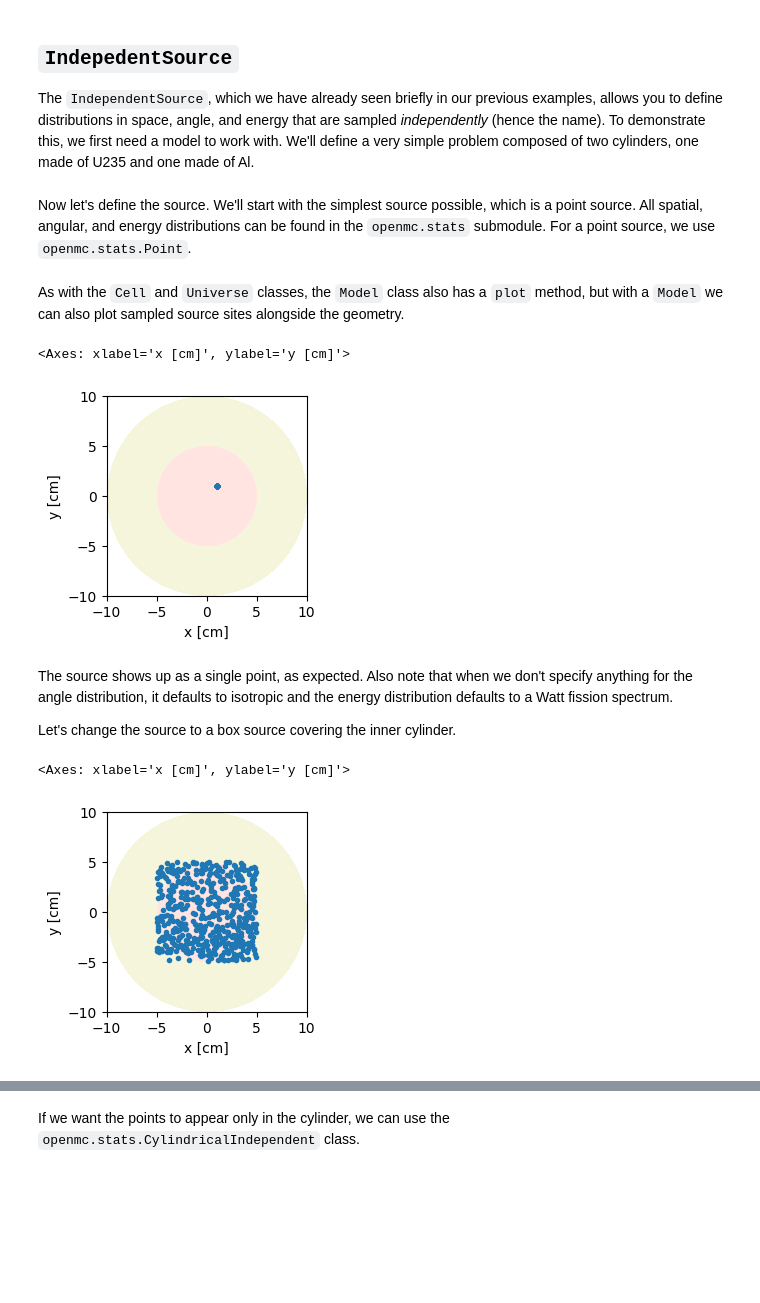
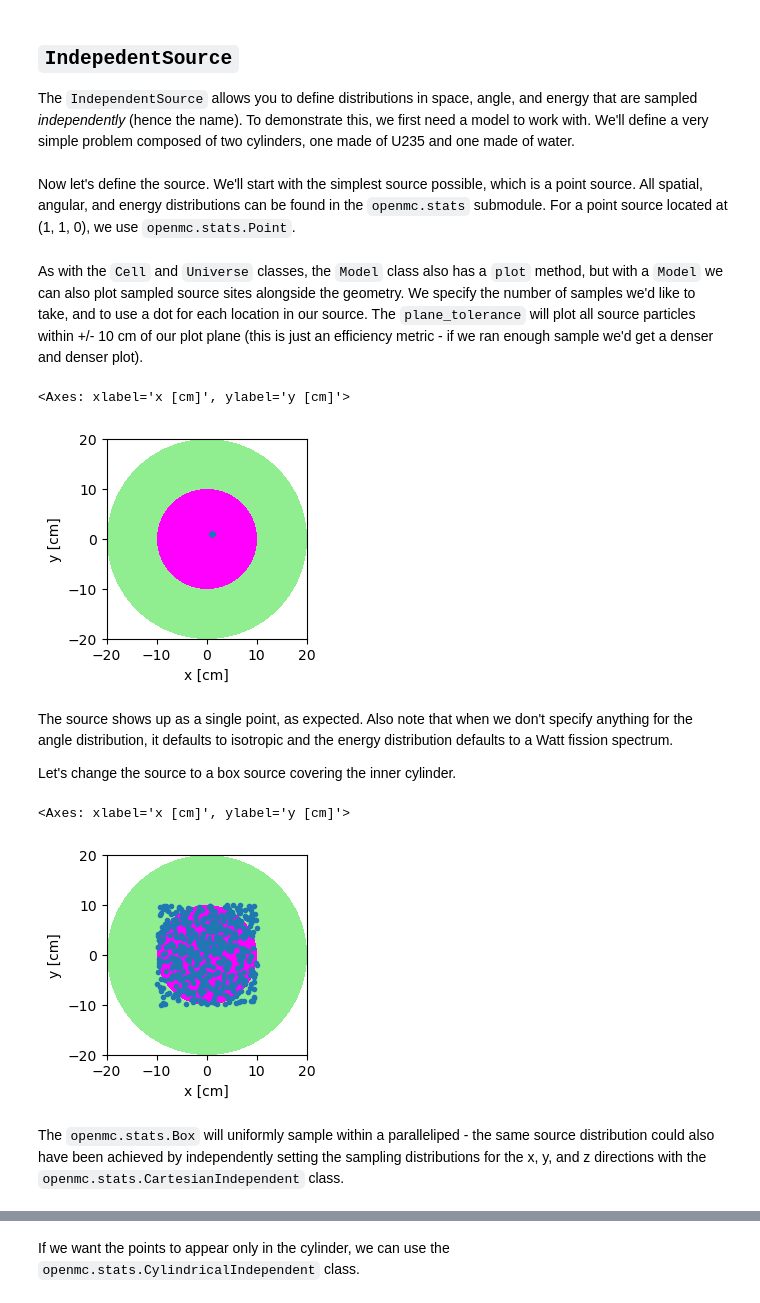
Before and after one commit to aprilnovak/openmc-education, a Jupyter notebook: sources-fixed-source-10/solution-10.ipynb, the cells around one changed output, grey strips where cells are left out. Drawn from its saved outputs; the diff is of its cells as text; code cells hidden in the pictures; blank space fills up the shorter version.

Commit message:
source

```diff
--- a/sources-fixed-source-10/solution-10.ipynb
+++ b/sources-fixed-source-10/solution-10.ipynb
@@ -12,7 +18,7 @@ We'll briefly go through each of these classes with the exception of `CompiledSo
 # %% [markdown]
 ## `IndepedentSource`
 
-The `IndependentSource`, which we have already seen briefly in our previous examples, allows you to define distributions in space, angle, and energy that are sampled _independently_ (hence the name). To demonstrate this, we first need a model to work with. We'll define a very simple problem composed of two cylinders, one made of U235 and one made of Al.
+The `IndependentSource` allows you to define distributions in space, angle, and energy that are sampled _independently_ (hence the name). To demonstrate this, we first need a model to work with. We'll define a very simple problem composed of two cylinders, one made of U235 and one made of water.
 # %%
 import openmc
 import random
@@ -22,38 +28,40 @@ u235 = openmc.Material()
 u235.add_nuclide('U235', 1.0)
 u235.set_density('g/cm3', 5.0)
 
-al = openmc.Material()
-al.add_element('Al', 1.0)
-al.set_density('g/cm3', 2.7)
+h2o = openmc.Material()
+h2o.add_element('H', 2.0)
+h2o.add_element('O', 1.0)
+h2o.set_density('g/cm3', 1.0)
 
-cyl1 = openmc.ZCylinder(r=5.0)
-cyl2 = openmc.ZCylinder(r=10.0, boundary_type='vacuum')
-bottom = openmc.ZPlane(-10.0, boundary_type='vacuum')
-top = openmc.ZPlane(10.0, boundary_type='vacuum')
+cyl1 = openmc.ZCylinder(r=10.0)
+cyl2 = openmc.ZCylinder(r=20.0, boundary_type='vacuum')
+bottom = openmc.ZPlane(-100.0, boundary_type='vacuum')
+top = openmc.ZPlane(100.0, boundary_type='vacuum')
 
 inner = openmc.Cell(fill=u235, region=-cyl1 & +bottom & -top)
-outer = openmc.Cell(fill=al, region=+cyl1 & -cyl2 & +bottom & -top)
+outer = openmc.Cell(fill=h2o, region=+cyl1 & -cyl2 & +bottom & -top)
 model = openmc.Model()
 model.geometry = openmc.Geometry([inner, outer])
 # %% [markdown]
-Now let's define the source. We'll start with the simplest source possible, which is a point source. All spatial, angular, and energy distributions can be found in the `openmc.stats` submodule. For a point source, we use `openmc.stats.Point`.
+Now let's define the source. We'll start with the simplest source possible, which is a point source. All spatial, angular, and energy distributions can be found in the `openmc.stats` submodule. For a point source located at (1, 1, 0), we use `openmc.stats.Point`.
 # %%
 space = openmc.stats.Point((1., 1., 0.))
 model.settings.source = openmc.IndependentSource(space=space)
 # %% [markdown]
-As with the `Cell` and `Universe` classes, the `Model` class also has a `plot` method, but with a `Model` we can also plot sampled source sites alongside the geometry.
+As with the `Cell` and `Universe` classes, the `Model` class also has a `plot` method, but with a `Model` we can also plot sampled source sites alongside the geometry. We specify the number of samples we'd like to take, and to use a dot for each location in our source. The `plane_tolerance` will plot all source particles within +/- 10 cm of our plot plane (this is just an efficiency metric - if we ran enough sample we'd get a denser and denser plot).
 # %%
 plot_kwargs = {
+    'color_by' : 'material',
     'n_samples': 500,
-    'plane_tolerance': 10.0,
+    'plane_tolerance': 100.0,
     'source_kwargs': {'marker': '.'},
-    'colors': {inner: 'mistyrose', outer: 'beige'},
+    'colors': {inner: 'magenta', outer: 'lightgreen'}
 }
 
 model.plot(**plot_kwargs)
 # %% [output]
 <Axes: xlabel='x [cm]', ylabel='y [cm]'>
-[figure, old version]
+[figure, new version]
 # %% [markdown]
 The source shows up as a single point, as expected. Also note that when we don't specify anything for the angle distribution, it defaults to isotropic and the energy distribution defaults to a Watt fission spectrum.
 
@@ -65,4 +73,6 @@ model.settings.source = openmc.IndependentSource(space=space)
 model.plot(**plot_kwargs)
 # %% [output]
 <Axes: xlabel='x [cm]', ylabel='y [cm]'>
-[figure, old version]
+[figure, new version]
+# %% [markdown]
+The `openmc.stats.Box` will uniformly sample within a paralleliped - the same source distribution could also have been achieved by independently setting the sampling distributions for the x, y, and z directions with the `openmc.stats.CartesianIndependent` class.
```
Also changed, not shown: parts of 32 cells of this notebook.
